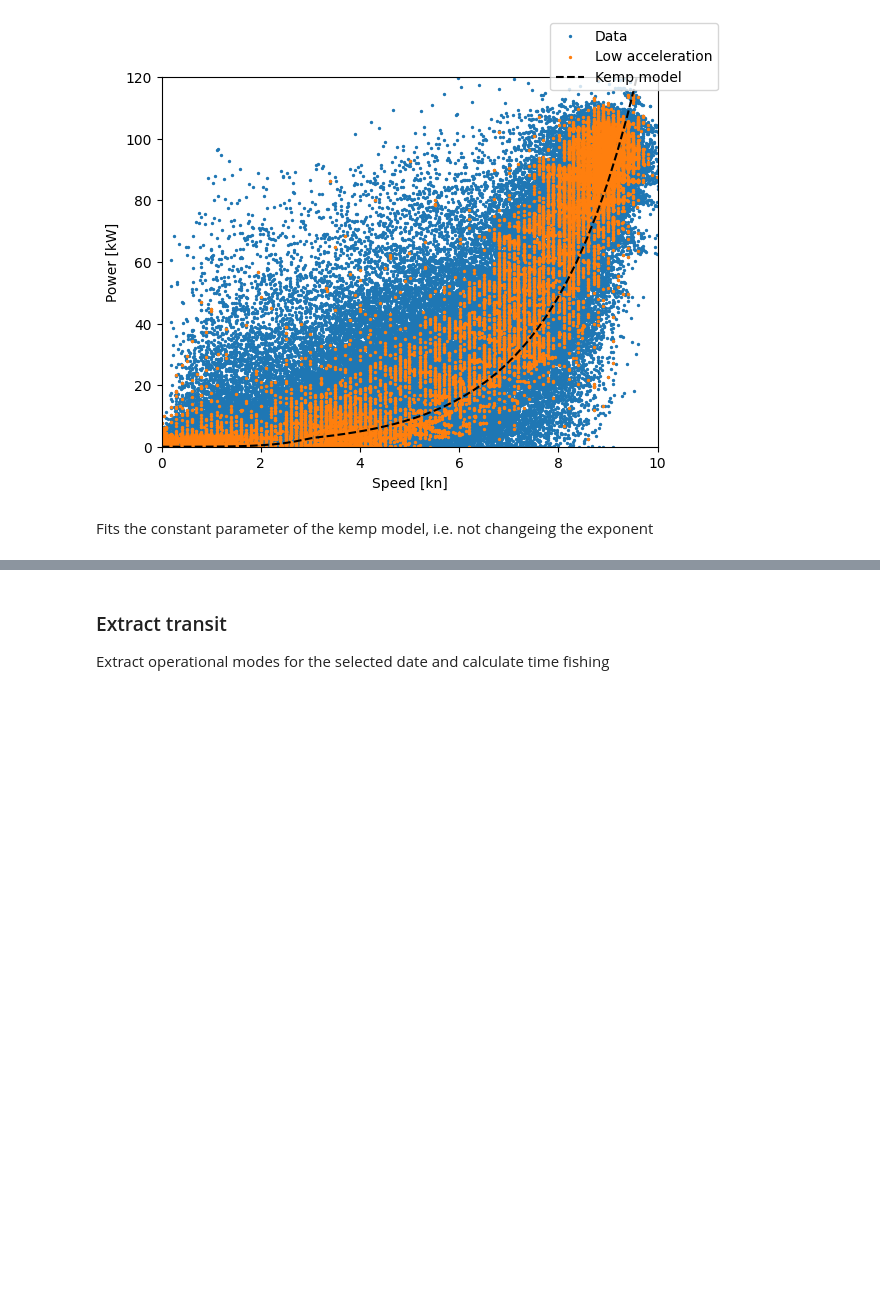
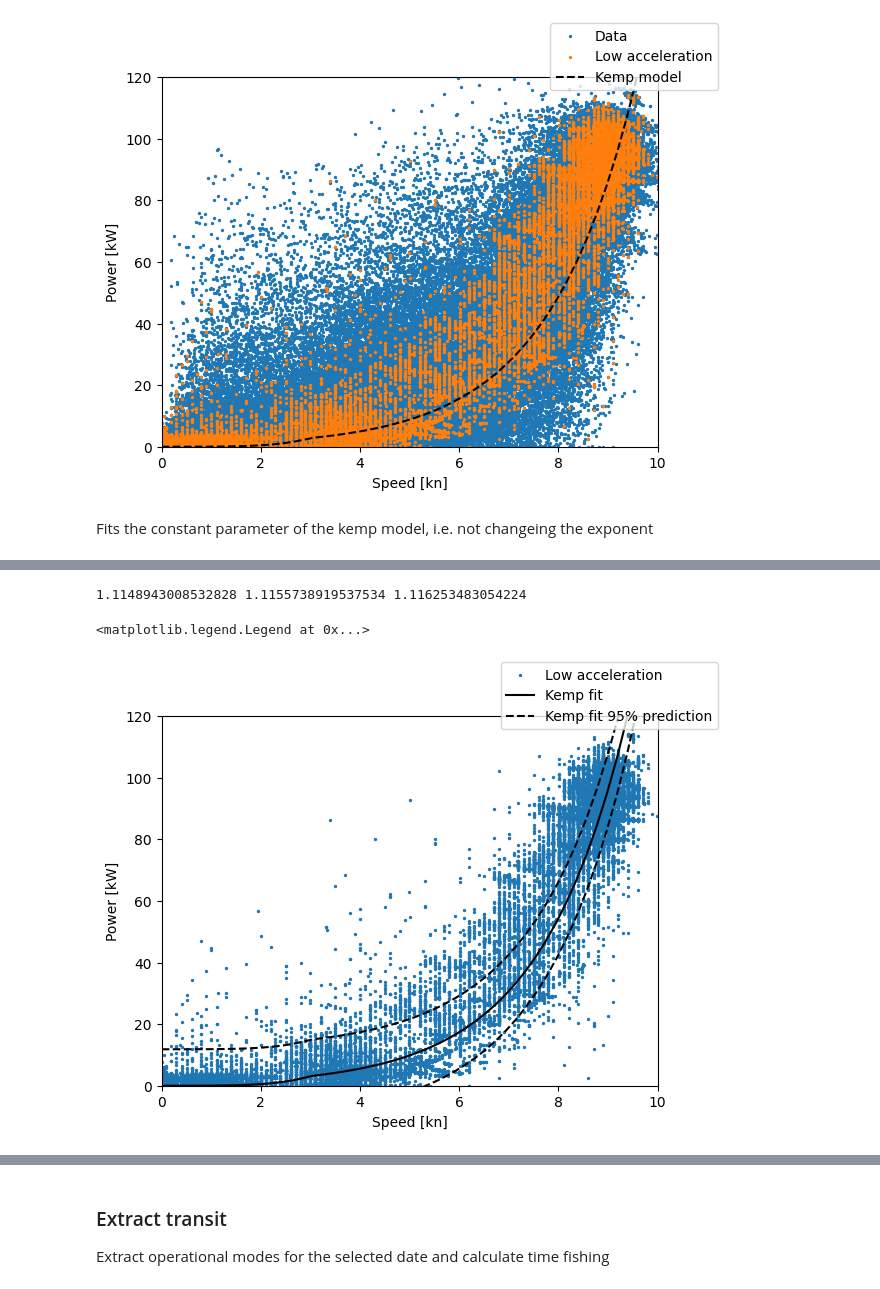
Before and after one commit to arvidsorfeldt/py-fish, a Jupyter notebook: fredrika.ipynb, the cells around one changed output, grey strips where cells are left out. Saved outputs shown, nothing was run; the diff lists cells and outputs as text; code cells hidden in the pictures; blank space fills up the shorter version.

```diff
--- a/fredrika.ipynb
+++ b/fredrika.ipynb
@@ -182,0 +175,64 @@ fig.legend()
+# %%
+beta = popt[0]
+level = 0.95
+alpha = 1 - level
+se = np.sqrt(pcov[0, 0])
+n = len(low_acceleration_speed_and_power[:, 0])
+beta_u = beta + stats.t.ppf(alpha / 2.0, n - 1) * se
+beta_l = beta + stats.t.ppf(1 - alpha / 2.0, n - 1) * se
+print(beta_u / 3.6e-3, beta / 3.6e-3, beta_l / 3.6e-3)
+
+GS = (
+    np.power(
+        calculate_propulsion_power(speeds=speeds, length=LENGTH, beam=BEAM, c4=beta), 2
+    )
+    * 0.57
+    * 0.57
+    * pcov[0, 0]
+)
+
+beta_u_delta = beta + stats.t.ppf(alpha / 2.0, n - 1) * np.sqrt(GS)
+beta_l_delta = beta + stats.t.ppf(1 - alpha / 2.0, n - 1) * np.sqrt(GS)
+residual_variance = np.sum(
+    np.power(
+        low_acceleration_speed_and_power[:, 1]
+        - calculate_propulsion_power(
+            speeds=low_acceleration_speed_and_power[:, 0],
+            length=LENGTH,
+            beam=BEAM,
+            c4=beta,
+        ),
+        2,
+    )
+) / (n - 2)
+delta_y = np.sqrt(GS + residual_variance) * stats.t.ppf(1 - alpha / 2.0, n - 1)
+
+fig, ax = plt.subplots()
+plot_power_data(low_acceleration_speed_and_power, ax, label="Low acceleration")
+ax.plot(
+    speeds,
+    calculate_propulsion_power(speeds=speeds, length=LENGTH, beam=BEAM, c4=beta),
+    label="Kemp fit",
+    color="black",
+    linestyle="-",
+)
+ax.plot(
+    speeds,
+    calculate_propulsion_power(speeds=speeds, length=LENGTH, beam=BEAM, c4=beta)
+    + delta_y,
+    label="Kemp fit 95% prediction",
+    color="black",
+    linestyle="--",
+)
+ax.plot(
+    speeds,
+    calculate_propulsion_power(speeds=speeds, length=LENGTH, beam=BEAM, c4=beta)
+    - delta_y,
+    color="black",
+    linestyle="--",
+)
+fig.legend()
+# %% [output]
+1.1148943008532828 1.1155738919537534 1.116253483054224
+<matplotlib.legend.Legend at 0x...>
+[figure, added]
```
Also changed, not shown: parts of 4 cells of this notebook.
